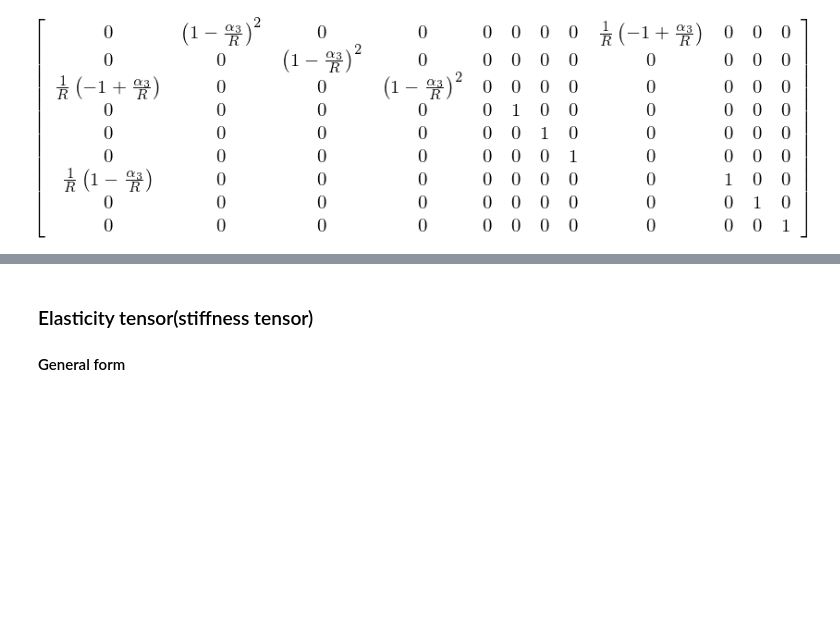
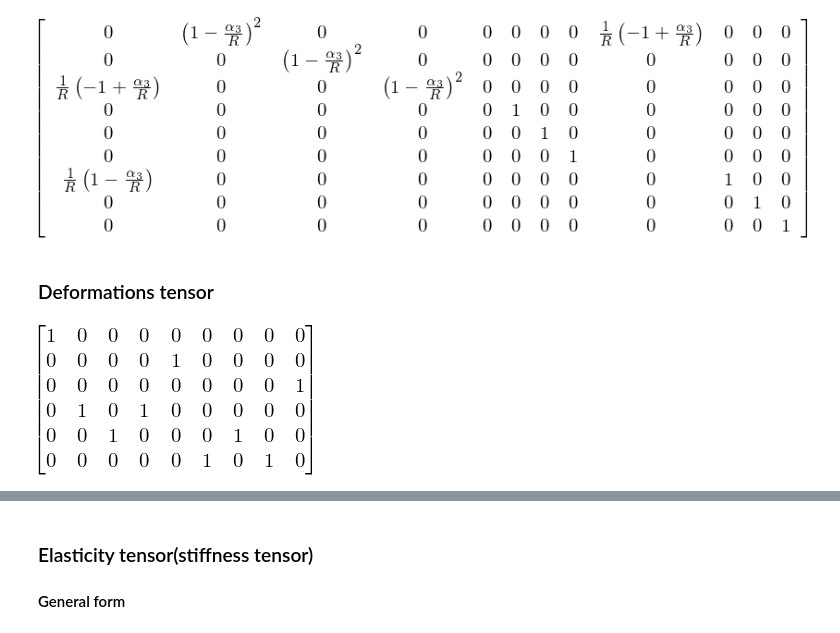
Before and after one commit to tarashor/vibrations, a Jupyter notebook: py2/All geometries.ipynb, the cells around one changed output, grey strips where cells are left out. Saved outputs shown, nothing was run; the diff lists cells and outputs as text; code cells hidden in the pictures; blank space fills up the shorter version.

```diff
--- a/py2/All geometries.ipynb
+++ b/py2/All geometries.ipynb
@@ -456,3 +456,19 @@ B[8,11] = S(1)
 B
 # %% [output]
 [figure]
+# %% [markdown]
+### Deformations tensor
+# %%
+E=zeros(6,9)
+E[0,0]=1
+E[1,4]=1
+E[2,8]=1
+E[3,1]=1
+E[3,3]=1
+E[4,2]=1
+E[4,6]=1
+E[5,5]=1
+E[5,7]=1
+E
+# %% [output]
+[figure, added]
```
Also changed, not shown: parts of 7 cells of this notebook.
